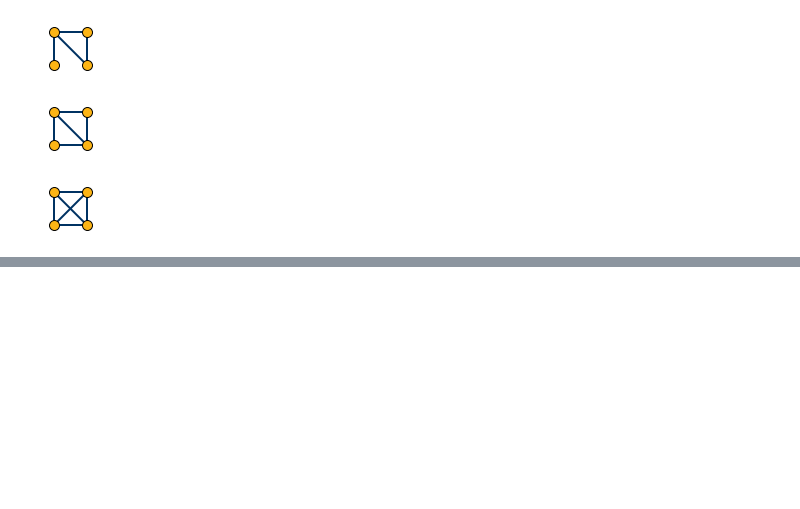
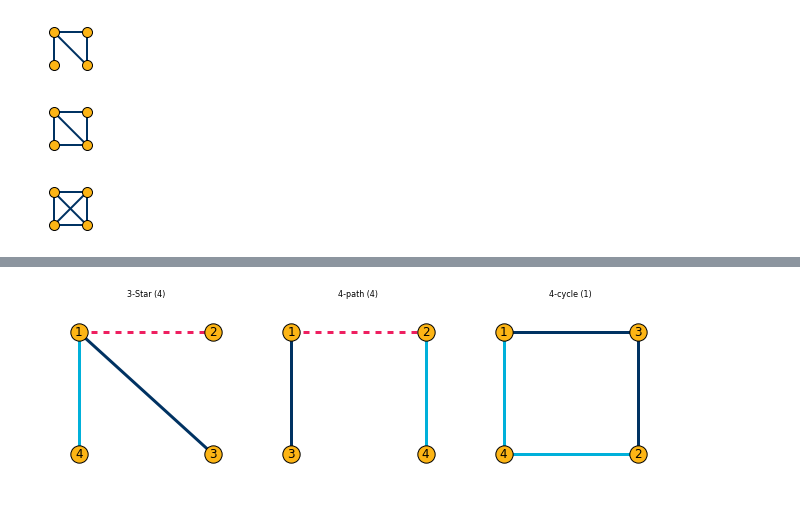
Before and after one commit to bryangraham/short_courses, a Jupyter notebook: CORE_Winter_School/Notebooks/CORE_Notebook_3.ipynb, the cells around one changed output, grey strips where cells are left out. Drawn from its saved outputs; the diff is of its cells as text; code cells hidden in the pictures; blank space fills up the shorter version.

```diff
--- a/CORE_Winter_School/Notebooks/CORE_Notebook_3.ipynb
+++ b/CORE_Winter_School/Notebooks/CORE_Notebook_3.ipynb
@@ -534,0 +344,99 @@ plt.savefig(graphics+'W_q_examples.png')
+# %%
+#--------------------------------------------------#
+#- CASE: T,U equals S = two star triad with q = 2 -#
+#--------------------------------------------------#
+
+# Node lists for T and U with q nodes in common
+T_nodes = [1,2,3]
+U_nodes = [1,2,4]
+
+# List of isomorphisms of S on node sets for T and U
+T_iso  = [[(1,2),(1,3)],[(1,2),(2,3)],\
+          [(1,3),(2,3)]]
+U_iso  = [[(1,2),(1,4)],[(1,2),(2,4)],\
+          [(1,4),(2,4)]]
+
+# Initialize set of allowable unions of T and U
+W_q_set    = []
+
+# Form initial list of possible W_q wirings
+# Loop over all pairs of T and U wirings and join
+# edge lists to create a W_q Graph if valid to do so
+for T in T_iso:
+    for U in U_iso:
+        # Check to make sure that if
+        # nodes i & j are in both T and U, then
+        # if edge (i,j) is in T it is also in U
+        # AND if edge (i,j) is not in T it is also not in U
+
+        if len(set(T_nodes) & set(U_nodes)) <= 1:
+            valid_W_q = True
+        else:
+            valid_W_q = False
+
+        for dyad in it.combinations(T_nodes, 2):
+            if dyad in T:
+                if all(node in U_nodes for node in dyad) and (dyad in U):
+                    valid_W_q = True
+            else:
+                if all(node in U_nodes for node in dyad) and (dyad not in U):
+                    valid_W_q = True
+
+        if valid_W_q:
+            W_q = nx.Graph()
+            W_q.add_nodes_from([1,2,3,4])
+            W_q.add_edges_from(list(set(T).difference(set(U))), color='#003262', style='solid')    # In T, but not U
+            W_q.add_edges_from(list(set(U).difference(set(T))), color='#00B0DA', style='solid')    # In U, but not T
+            W_q.add_edges_from(list(set(T).intersection(set(U))), color='#EE1F60', style='dashed') # In both T & U
+            W_q_set.append(W_q)
+
+# Remove isomorphisms from W_q list
+# Loop over all distinct pairs of W_q edge lists
+for (G,H) in it.combinations(W_q_set, 2):
+
+    # If isomorphism found then remove second graph/edge list from W_q_set
+    if nx.is_isomorphic(G,H):
+        if H in W_q_set:
+            W_q_set.remove(H)
+
+#--------------------------------#
+#- Draw W_q set                 -#
+#--------------------------------#
+
+W_q2_names = ["3-Star (4)", "4-path (4)", "4-cycle (1)"]
+
+W_q2_twostar_fig = plt.figure(figsize=(9, 3))
+
+# Unions of asymmetic dyad graphlets defined on three nodes (i.e., one node in common)
+# Position Nodes
+node_pos = [{1: [0,2], 2: [2,2], 3: [2,0], 4: [0,0]}, \
+            {1: [0,2], 2: [2,2], 3: [0,0], 4: [2,0]}, \
+            {1: [0,2], 2: [2,0], 3: [2,2], 4: [0,0]}]
+
+for w in range(0,len(W_q_set)):
+    ax = 'ax'+str(w)
+    ax = W_q2_twostar_fig.add_subplot(1,3,w+1)
+
+    # Get colors and styles for edges
+    edges, colors = zip(*nx.get_edge_attributes(W_q_set[w],'color').items())
+    edges, styles = zip(*nx.get_edge_attributes(W_q_set[w],'style').items())
+
+    # Draw current wiring
+    nx.draw_networkx(W_q_set[w], pos = node_pos[w], with_labels=True, node_color='#FDB515', node_size = 300, \
+                     edgelist=edges, edge_color=colors, style=styles, width=3, arrows=True)
+
+    plt.axis('off')
+    ax.axes.set_xlim([-0.5,2.5])
+    ax.axes.set_ylim([-0.5,2.5])
+    ax.axes.get_xaxis().set_visible(False)
+    ax.axes.get_yaxis().set_visible(False)
+
+    # Add title
+    plt.title(W_q2_names[w], fontsize=8)
+
+
+# Save result
+plt.tight_layout()
+plt.savefig(graphics+'W_q2_twostar.png', bbox_inches='tight', dpi=500)
+# %% [output]
+[figure, added]
```
Also changed, not shown: parts of 7 cells of this notebook, 3 other files.
